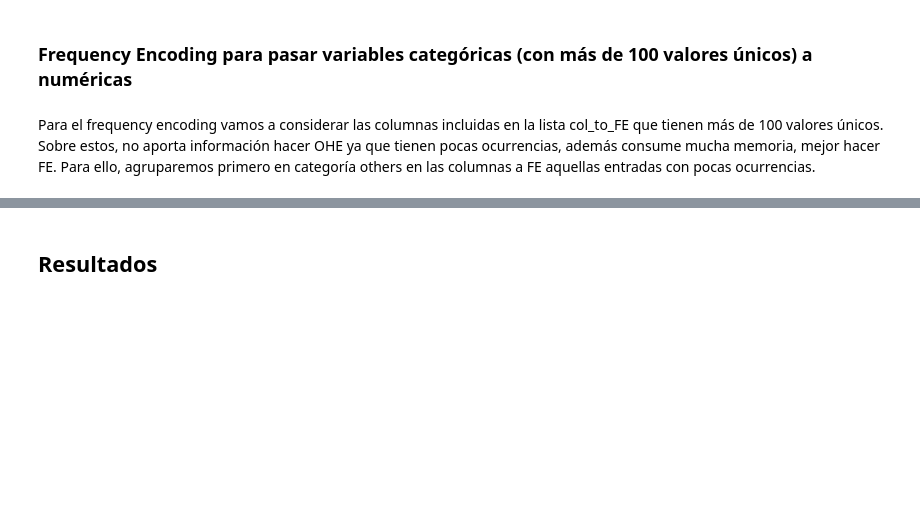
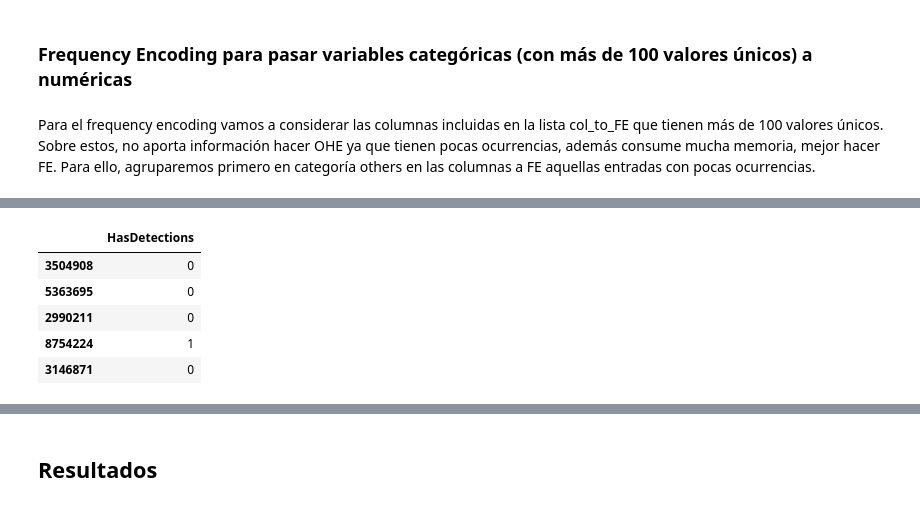
Before and after one commit to Orlan-138/Entregable_MMP, a Jupyter notebook: 0224_SupML_Grupo7.ipynb, the cells around one changed output, grey strips where cells are left out. Cells and saved outputs as stored; diff of their text form; code cells hidden in the pictures; blank space fills up the shorter version.

```diff
--- a/0224_SupML_Grupo7.ipynb
+++ b/0224_SupML_Grupo7.ipynb
@@ -628,0 +777,9 @@ df_mmp.drop(df_mmp['col'], axis = 1, inplace = True)
+# %%
+dev_df_y.head()
+# %% [output]
+|  | HasDetections |
+| 3504908 | 0 |
+| 5363695 | 0 |
+| 2990211 | 0 |
+| 8754224 | 1 |
+| 3146871 | 0 |
```
Also changed, not shown: parts of 30 cells of this notebook.
